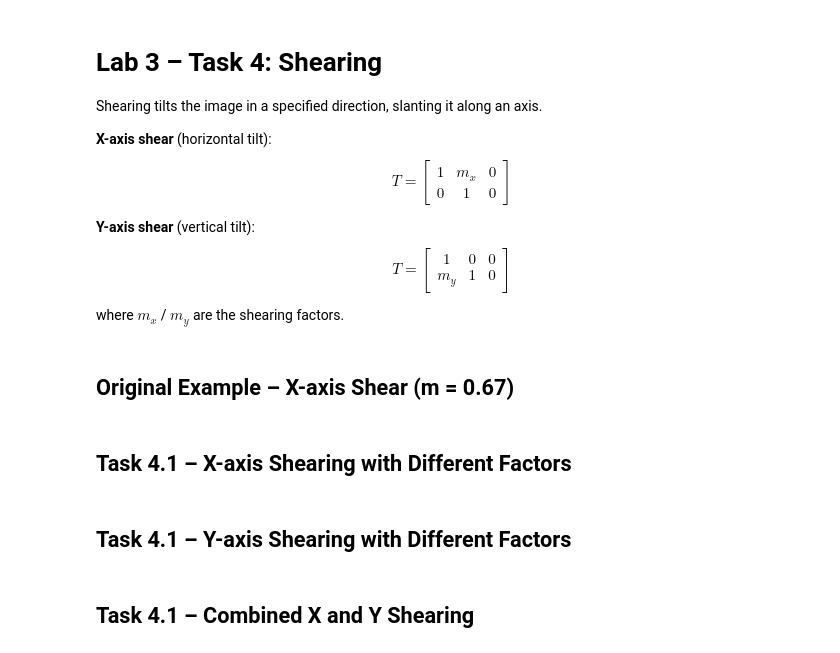
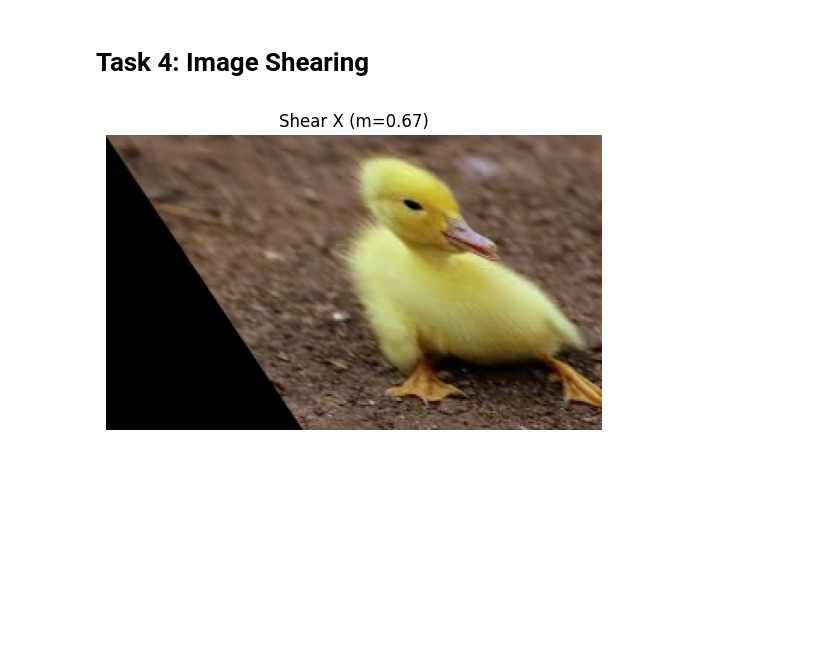
Before and after one commit to islomovic/DIP_labs, a Jupyter notebook: week-3_lab-2/task-4.ipynb, the cells around one changed output. Cells and saved outputs as stored; diff of their text form; code cells hidden in the pictures; blank space fills up the shorter version.

```diff
--- a/week-3_lab-2/task-4.ipynb
+++ b/week-3_lab-2/task-4.ipynb
@@ -1,43 +1,20 @@
-# %% [markdown]
-# Lab 3 – Task 4: Shearing
-
-Shearing tilts the image in a specified direction, slanting it along an axis.
-
-**X-axis shear** (horizontal tilt):
-$$T = \begin{bmatrix} 1 & m_x & 0 \\ 0 & 1 & 0 \end{bmatrix}$$
-
-**Y-axis shear** (vertical tilt):
-$$T = \begin{bmatrix} 1 & 0 & 0 \\ m_y & 1 & 0 \end{bmatrix}$$
-
-where $m_x$ / $m_y$ are the shearing factors.
+# %% [markdown]
+# Task 4: Image Shearing
 # %%
 import cv2
 import numpy as np
 import matplotlib.pyplot as plt
 
-# Load image (replace path with 'lena.png' if available)
-image = cv2.imread('pic.png')
-image_rgb = cv2.cvtColor(image, cv2.COLOR_BGR2RGB)
+image = cv2.imread("image.jpg")
 h, w = image.shape[:2]
-print(f'Image shape: {image.shape}')
-# %% [markdown]
-## Original Example – X-axis Shear (m = 0.67)
 # %%
-# Original example from the lab
-m = 0.67
-shearing_matrix = np.float32([[1, m, 0], [0, 1, 0]])
-sheared_image = cv2.warpAffine(image, shearing_matrix, (w, h))
+mx = 0.67
+shear_x = np.float32([[1, mx, 0],[0,1,0]])
+sheared_x = cv2.warpAffine(image, shear_x, (w,h))
 
-fig, axes = plt.subplots(1, 2, figsize=(12, 5))
-axes[0].imshow(image_rgb)
-axes[0].set_title('Original Image')
-axes[0].axis('off')
-
-axes[1].imshow(cv2.cvtColor(sheared_image, cv2.COLOR_BGR2RGB))
-axes[1].set_title(f'Sheared Image (x-axis, factor {m})')
-axes[1].axis('off')
-
-plt.tight_layout()
+plt.imshow(cv2.cvtColor(sheared_x, cv2.COLOR_BGR2RGB))
+plt.title(f"Shear X (m={mx})")
+plt.axis("off")
 plt.show()
+# %% [output]
+[figure, added]
-# %% [markdown]
-## Task 4.1 – X-axis Shearing with Different Factors
@@ -59,2 +20,0 @@ plt.show()
-# %% [markdown]
-## Task 4.1 – Y-axis Shearing with Different Factors
@@ -76,2 +20,0 @@ plt.show()
-# %% [markdown]
-## Task 4.1 – Combined X and Y Shearing
```
Also changed, not shown: parts of 6 cells of this notebook, 2 other files.
